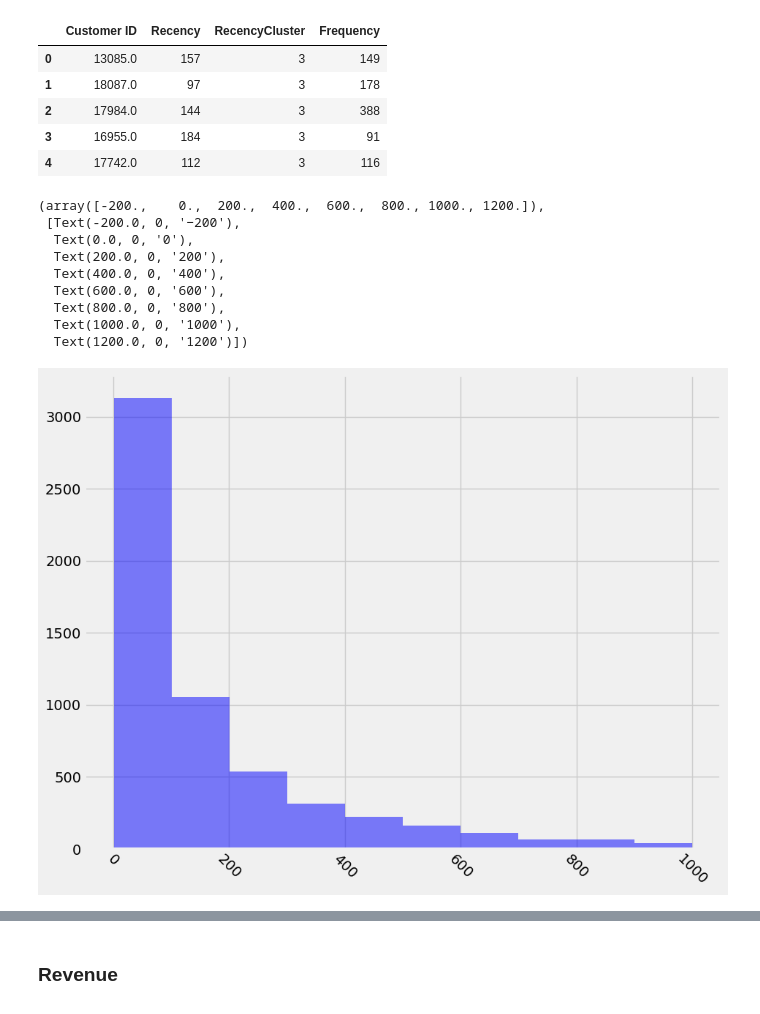
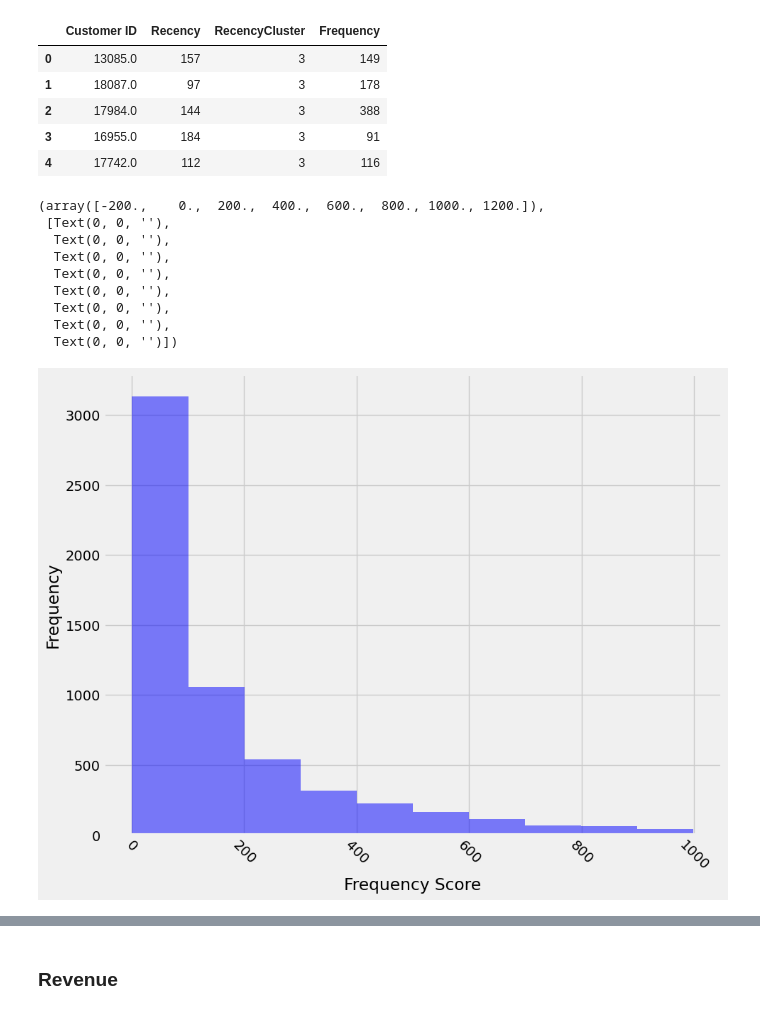
Before and after one commit to trungne/pdf-final-assignment, a Jupyter notebook: pds-hoang-assignment.ipynb, the cells around one changed output, grey strips where cells are left out. Cells and saved outputs as stored; diff of their text form; code cells hidden in the pictures.

```diff
--- a/pds-hoang-assignment.ipynb
+++ b/pds-hoang-assignment.ipynb
@@ -830,20 +832,21 @@ user.head()
 # %%
 fig = plt.figure(figsize=(10,8))
 plt.hist(x='Frequency', data=user[user['Frequency']<1000], facecolor='blue', alpha=0.5)
-
+plt.xlabel('Frequency Score')
+plt.ylabel('Frequency')
 # Rotate x-labels
 plt.xticks(rotation=-45)
 # %% [output]
 (array([-200.,    0.,  200.,  400.,  600.,  800., 1000., 1200.]),
- [Text(-200.0, 0, '−200'),
-  Text(0.0, 0, '0'),
-  Text(200.0, 0, '200'),
-  Text(400.0, 0, '400'),
-  Text(600.0, 0, '600'),
-  Text(800.0, 0, '800'),
-  Text(1000.0, 0, '1000'),
-  Text(1200.0, 0, '1200')])
+ [Text(0, 0, ''),
+  Text(0, 0, ''),
+  Text(0, 0, ''),
+  Text(0, 0, ''),
+  Text(0, 0, ''),
+  Text(0, 0, ''),
+  Text(0, 0, ''),
+  Text(0, 0, '')])
-[figure, old version]
+[figure, new version]
 # %%
 # Assigning customer order frequency to clusters by K-means
 kmeans = KMeans(n_clusters=5)
```
Also changed, not shown: parts of 18 cells of this notebook.
